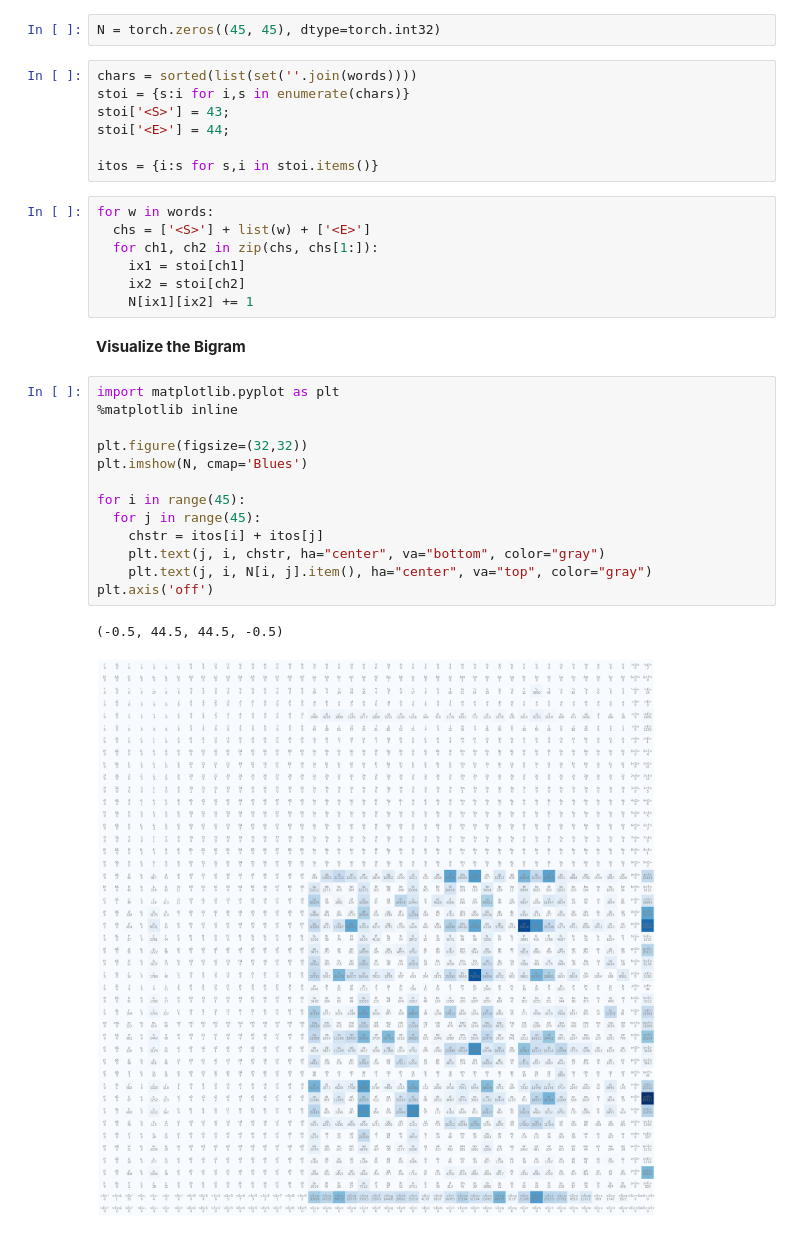
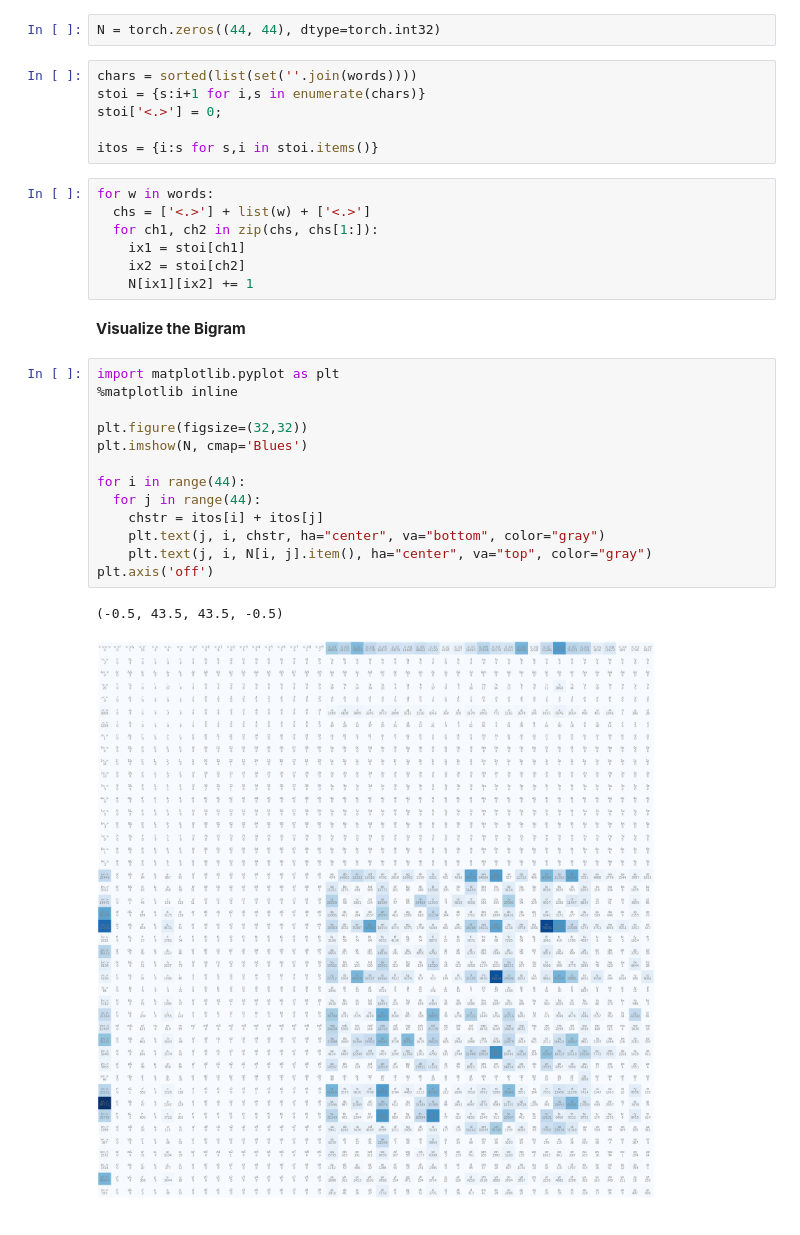
Before and after one commit to Pranav2612000/string_randomness_score_generator, a Jupyter notebook: Randomness_Score_Generator.ipynb, the cells around one changed output. Drawn from its saved outputs; the diff is of its cells as text.

```diff
--- a/Randomness_Score_Generator.ipynb
+++ b/Randomness_Score_Generator.ipynb
@@ -67,17 +67,16 @@ sorted(b.items(), key = lambda kv: -kv[1])
 # %%
 import torch
 # %%
-N = torch.zeros((45, 45), dtype=torch.int32)
+N = torch.zeros((44, 44), dtype=torch.int32)
 # %%
 chars = sorted(list(set(''.join(words))))
-stoi = {s:i for i,s in enumerate(chars)}
-stoi['<S>'] = 43;
-stoi['<E>'] = 44;
+stoi = {s:i+1 for i,s in enumerate(chars)}
+stoi['<.>'] = 0;
 
 itos = {i:s for s,i in stoi.items()}
 # %%
 for w in words:
-  chs = ['<S>'] + list(w) + ['<E>']
+  chs = ['<.>'] + list(w) + ['<.>']
   for ch1, ch2 in zip(chs, chs[1:]):
     ix1 = stoi[ch1]
     ix2 = stoi[ch2]
@@ -87,16 +86,16 @@ for w in words:
 # %%
 import matplotlib.pyplot as plt
 %matplotlib inline
 
 plt.figure(figsize=(32,32))
 plt.imshow(N, cmap='Blues')
 
-for i in range(45):
-  for j in range(45):
+for i in range(44):
+  for j in range(44):
     chstr = itos[i] + itos[j]
     plt.text(j, i, chstr, ha="center", va="bottom", color="gray")
     plt.text(j, i, N[i, j].item(), ha="center", va="top", color="gray")
 plt.axis('off')
 # %% [output]
-(-0.5, 44.5, 44.5, -0.5)
+(-0.5, 43.5, 43.5, -0.5)
-[figure, old version]
+[figure, new version]
```
